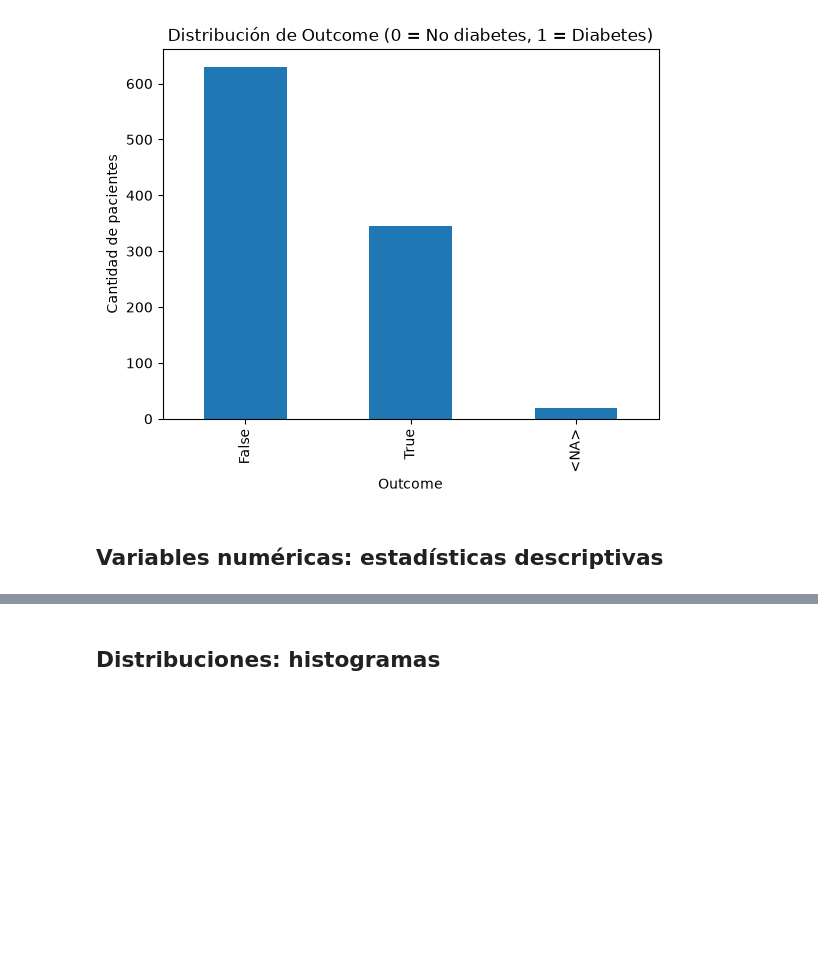
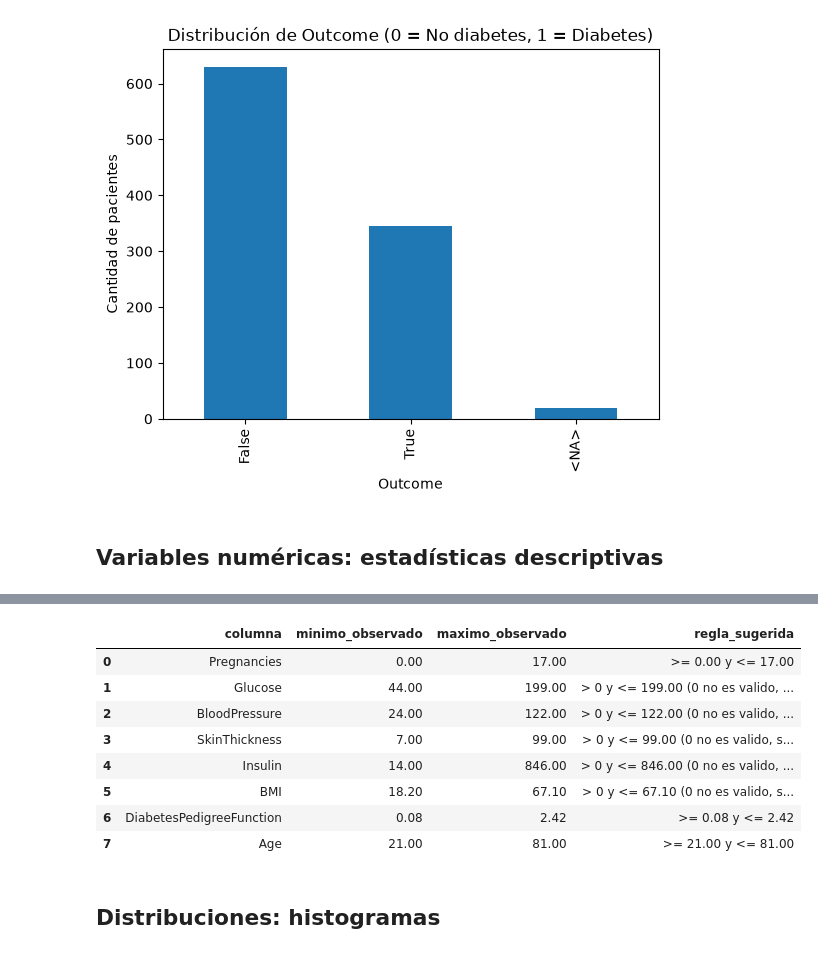
Before and after one commit to camila0210/Diabetes, a Jupyter notebook: notebooks/3-analysis/03.1-Analisis-univariable-mcaa-2026-08-17.ipynb, the cells around one changed output, grey strips where cells are left out. Cells and saved outputs as stored; diff of their text form; code cells hidden in the pictures; blank space fills up the shorter version.

```diff
--- a/notebooks/3-analysis/03.1-Analisis-univariable-mcaa-2026-08-17.ipynb
+++ b/notebooks/3-analysis/03.1-Analisis-univariable-mcaa-2026-08-17.ipynb
@@ -100,3 +106,32 @@ resumen
+# %%
+COLUMNAS_CERO_INVALIDO = ["Glucose", "BloodPressure", "SkinThickness", "Insulin", "BMI"]
+
+reglas_validacion = pd.DataFrame(
+    {
+        "columna": COLUMNAS_NUMERICAS,
+        "minimo_observado": df[COLUMNAS_NUMERICAS].min().values,
+        "maximo_observado": df[COLUMNAS_NUMERICAS].max().values,
+    }
+)
+reglas_validacion["regla_sugerida"] = reglas_validacion.apply(
+    lambda fila: (
+        f"> 0 y <= {fila['maximo_observado']:.2f} (0 no es valido, se trata como dato faltante)"
+        if fila["columna"] in COLUMNAS_CERO_INVALIDO
+        else f">= {fila['minimo_observado']:.2f} y <= {fila['maximo_observado']:.2f}"
+    ),
+    axis=1,
+)
+reglas_validacion
+# %% [output]
+|  | columna | minimo_observado | maximo_observado | regla_sugerida |
+| 0 | Pregnancies | 0.00 | 17.00 | >= 0.00 y <= 17.00 |
+| 1 | Glucose | 44.00 | 199.00 | > 0 y <= 199.00 (0 no es valido, ... |
+| 2 | BloodPressure | 24.00 | 122.00 | > 0 y <= 122.00 (0 no es valido, ... |
+| 3 | SkinThickness | 7.00 | 99.00 | > 0 y <= 99.00 (0 no es valido, s... |
+| 4 | Insulin | 14.00 | 846.00 | > 0 y <= 846.00 (0 no es valido, ... |
+| 5 | BMI | 18.20 | 67.10 | > 0 y <= 67.10 (0 no es valido, s... |
+| 6 | DiabetesPedigreeFunction | 0.08 | 2.42 | >= 0.08 y <= 2.42 |
+| 7 | Age | 21.00 | 81.00 | >= 21.00 y <= 81.00 |
 # %% [markdown]
 ## Distribuciones: histogramas
 # %%
```
Also changed, not shown: parts of 2 cells of this notebook, 1 other file.
